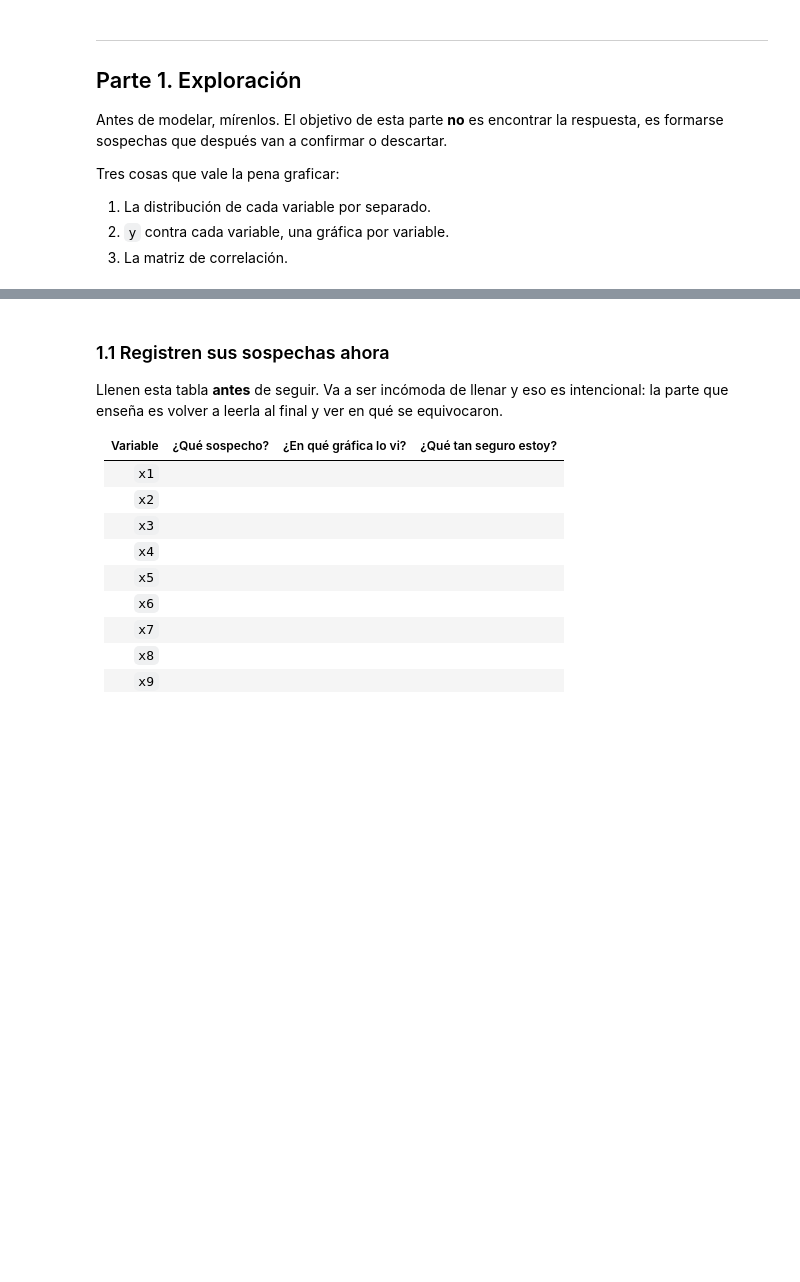
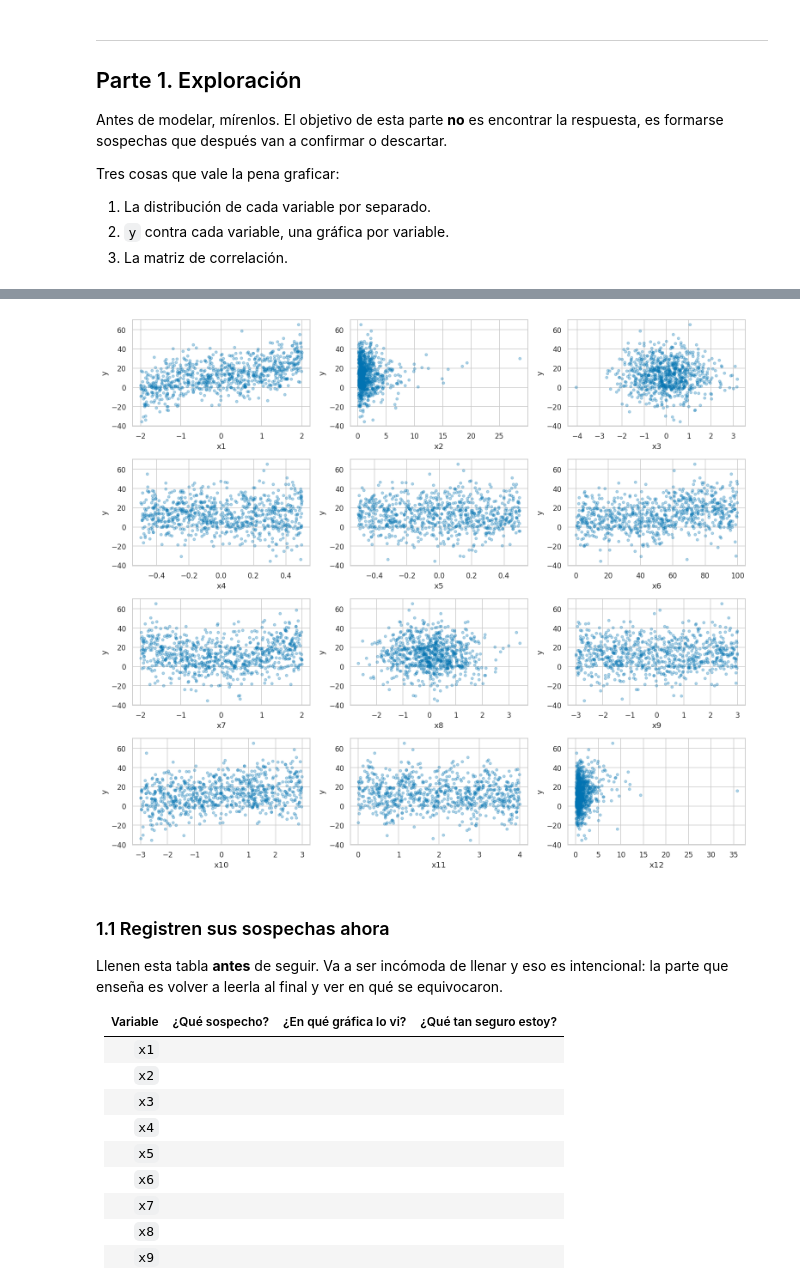
Before and after one commit to nasaul/mineria_datos, a Jupyter notebook: tareas/tarea_01_aproximacion_funcion.ipynb, the cells around one changed output, grey strips where cells are left out. Saved outputs shown, nothing was run; the diff lists cells and outputs as text; code cells hidden in the pictures; blank space fills up the shorter version.

```diff
--- a/tareas/tarea_01_aproximacion_funcion.ipynb
+++ b/tareas/tarea_01_aproximacion_funcion.ipynb
@@ -199,6 +253,17 @@ NameError: name 'holamundo' is not defined
 # %%
 # TODO: `y` contra cada variable. Una rejilla de 12 paneles.
 # Usen puntos con transparencia (`alpha`): con 800 observaciones se traslapan.
+fig, axes = plt.subplots(4, 3, figsize=(14, 12))
+
+for ax, var in zip(axes.flatten(), VARIABLES):
+    ax.scatter(train[var], train["y"], alpha=0.3, s=15)
+    ax.set_xlabel(var)
+    ax.set_ylabel("y")
+
+plt.tight_layout()
+plt.show()
+# %% [output]
+[figure, added]
 # %%
 # TODO: matriz de correlación entre las 12 variables y `y`.
 # %% [markdown]
```
Also changed, not shown: parts of 6 cells of this notebook.
